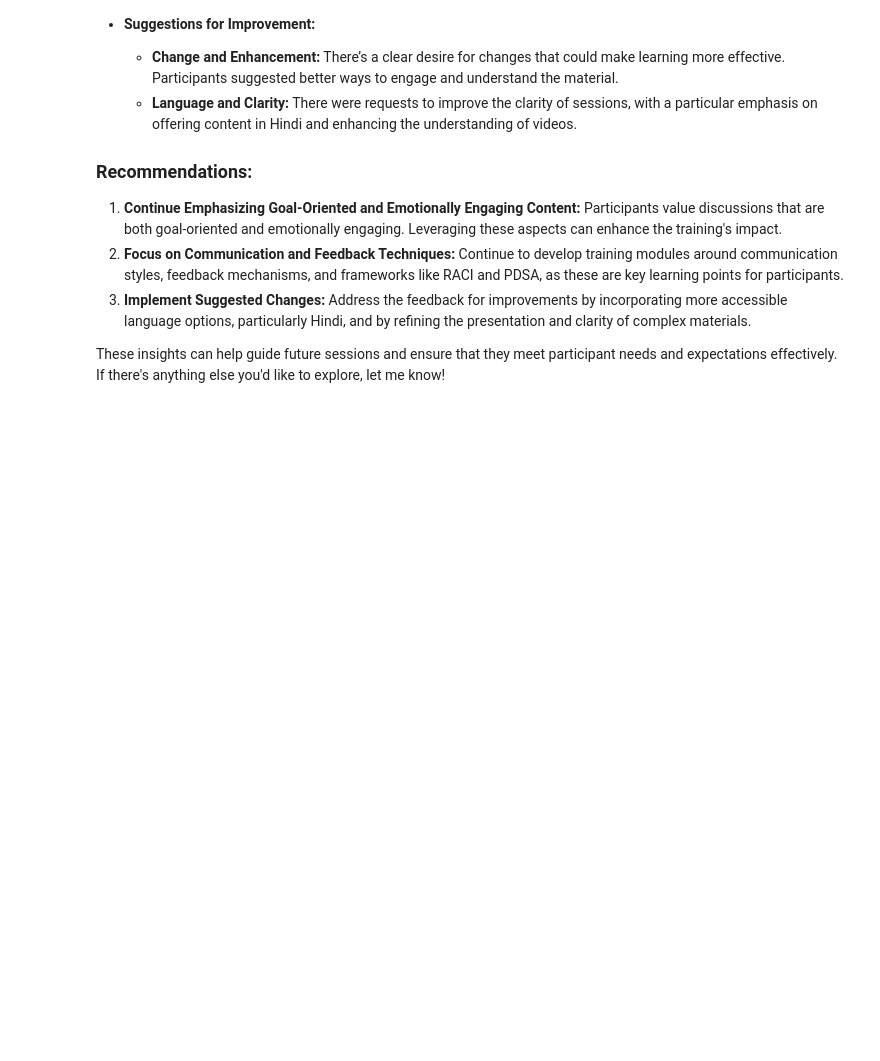
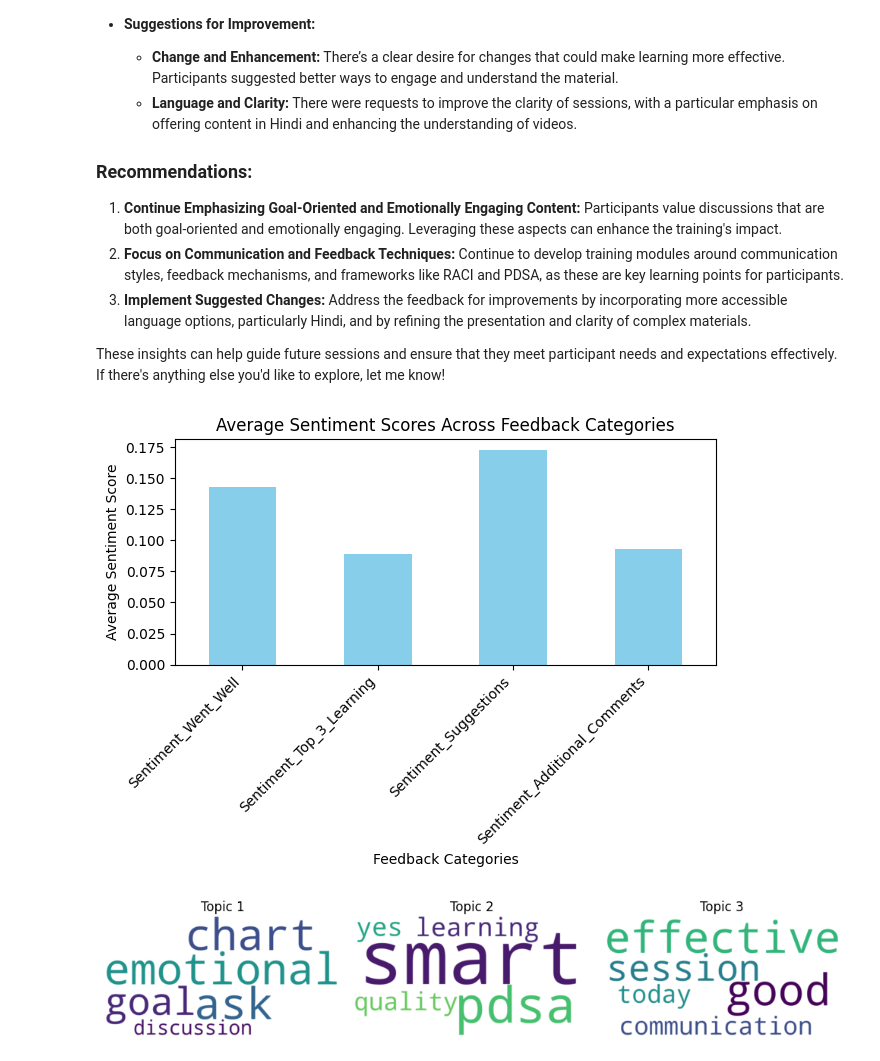
Before and after one commit to KTK-Jadoo/Seva-Training-Data, a Jupyter notebook: responses.ipynb, the cells around one changed output. Drawn from its saved outputs; the diff is of its cells as text; code cells hidden in the pictures; blank space fills up the shorter version.

```diff
--- a/responses.ipynb
+++ b/responses.ipynb
@@ -191,3 +191,47 @@ topics_went_well, topics_learning_points, topics_suggestions
 3. **Implement Suggested Changes:** Address the feedback for improvements by incorporating more accessible language options, particularly Hindi, and by refining the presentation and clarity of complex materials.
 
 These insights can help guide future sessions and ensure that they meet participant needs and expectations effectively. If there's anything else you'd like to explore, let me know!
+# %%
+import matplotlib.pyplot as plt
+from wordcloud import WordCloud
+
+# Create a bar chart for the average sentiment scores
+average_sentiments.plot(kind='bar', color='skyblue')
+plt.title('Average Sentiment Scores Across Feedback Categories')
+plt.xlabel('Feedback Categories')
+plt.ylabel('Average Sentiment Score')
+plt.xticks(rotation=45, ha='right')
+plt.tight_layout()
+
+# Save the sentiment analysis bar chart
+plt.savefig('sentiment_analysis.png')
+plt.show()
+
+# Create word clouds for each topic in the "What Went Well" category
+wordcloud1 = WordCloud(width=800, height=400, background_color='white').generate(' '.join(['emotional', 'ask', 'chart', 'goal', 'discussion']))
+wordcloud2 = WordCloud(width=800, height=400, background_color='white').generate(' '.join(['smart', 'pdsa', 'learning', 'yes', 'quality']))
+wordcloud3 = WordCloud(width=800, height=400, background_color='white').generate(' '.join(['effective', 'good', 'session', 'communication', 'today']))
+
+# Plot and save the word clouds
+plt.figure(figsize=(10, 6))
+plt.subplot(1, 3, 1)
+plt.imshow(wordcloud1, interpolation='bilinear')
+plt.axis('off')
+plt.title('Topic 1')
+
+plt.subplot(1, 3, 2)
+plt.imshow(wordcloud2, interpolation='bilinear')
+plt.axis('off')
+plt.title('Topic 2')
+
+plt.subplot(1, 3, 3)
+plt.imshow(wordcloud3, interpolation='bilinear')
+plt.axis('off')
+plt.title('Topic 3')
+
+plt.tight_layout()
+plt.savefig('topic_modeling.png')
+plt.show()
+# %% [output]
+[figure, added]
+[figure, added]
```
Also changed, not shown: 5 other files.
